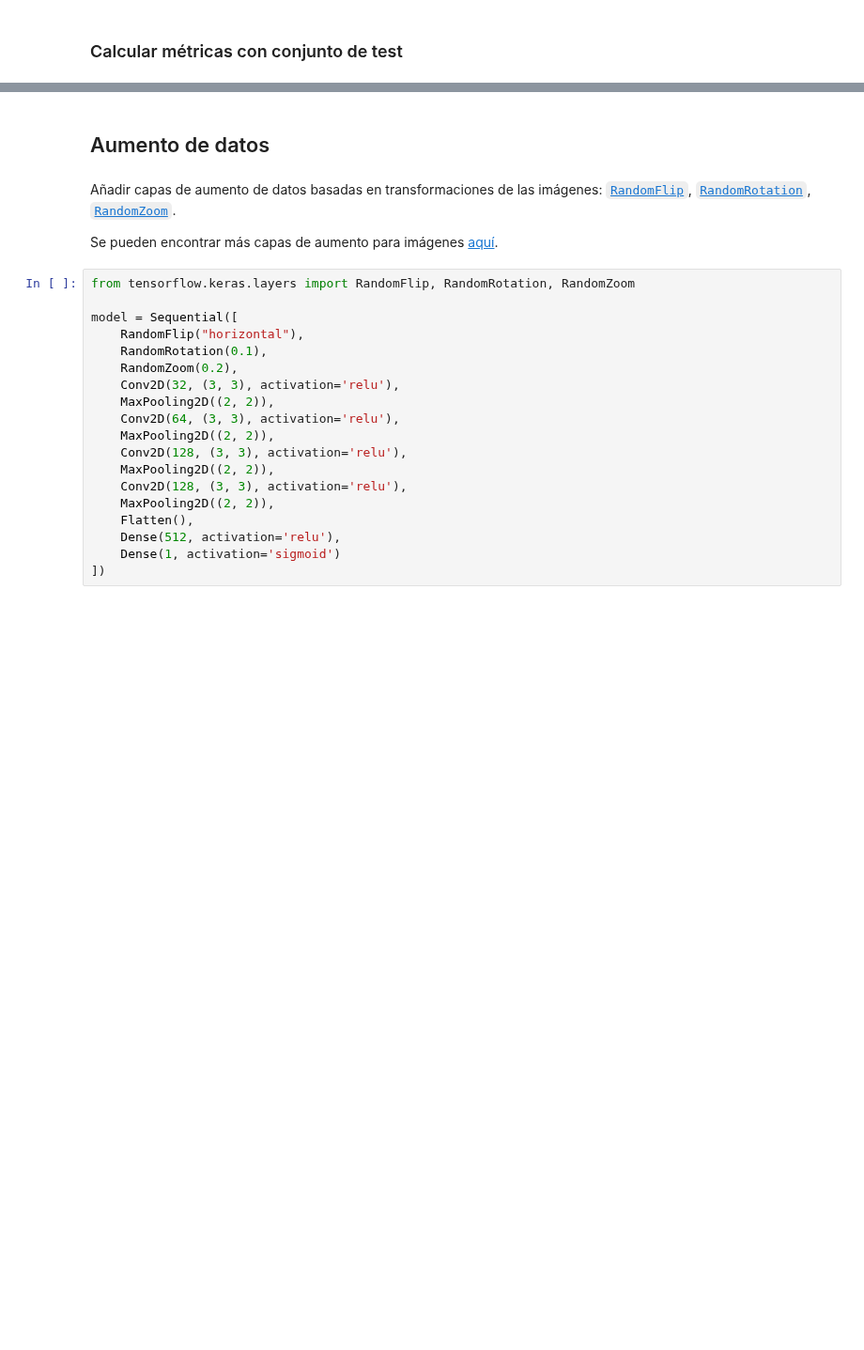
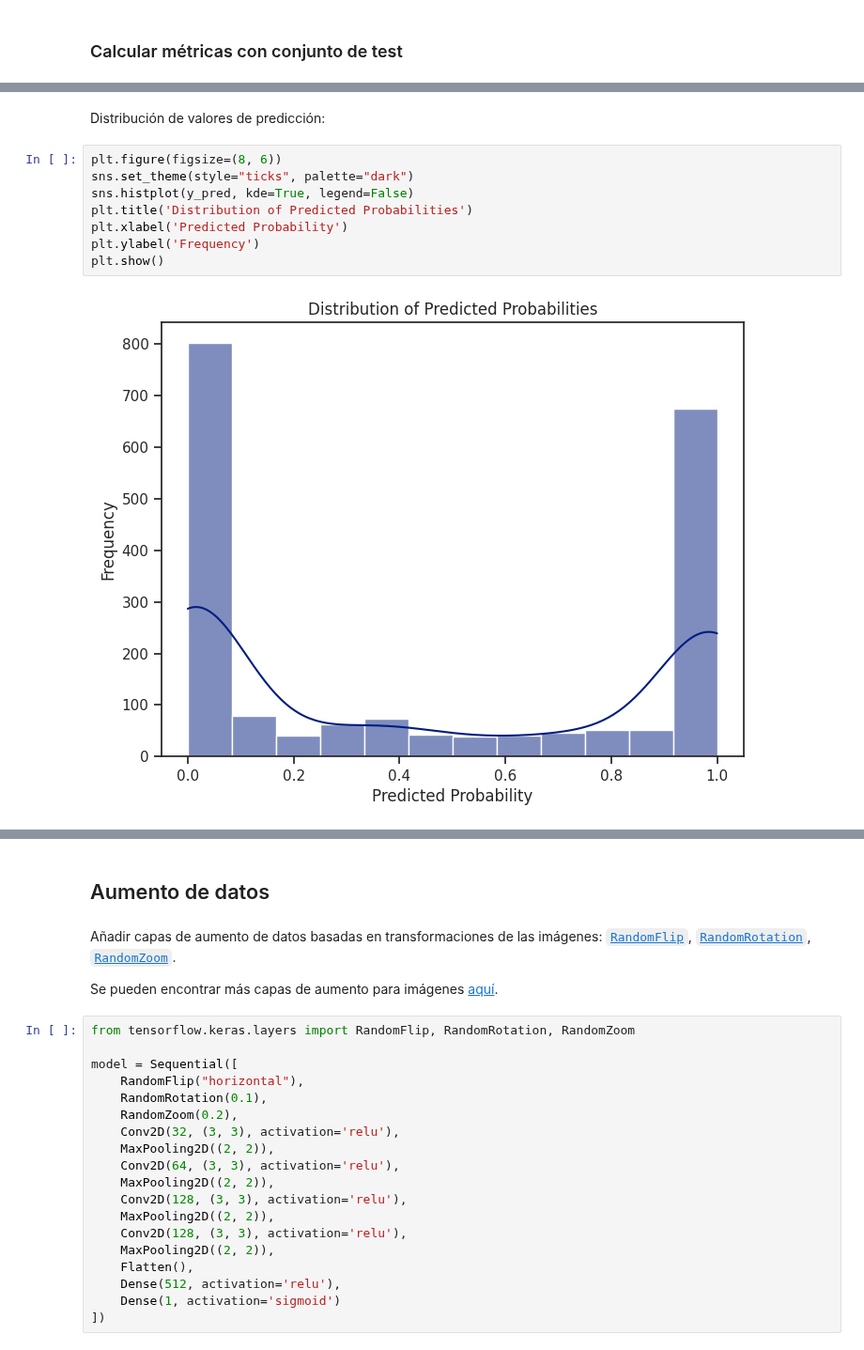
Before and after one commit to jgromero/dasoc-ap, a Jupyter notebook: dogsVScats/dogsVScats.ipynb, the cells around one changed output, grey strips where cells are left out. Shown at 94% size. Drawn from its saved outputs; the diff is of its cells as text; blank space fills up the shorter version.

```diff
--- a/dogsVScats/dogsVScats.ipynb
+++ b/dogsVScats/dogsVScats.ipynb
@@ -193 +244,13 @@ Test Accuracy: 0.6395000219345093
+# %% [markdown]
+Distribución de valores de predicción:
+# %%
+plt.figure(figsize=(8, 6))
+sns.set_theme(style="ticks", palette="dark")
+sns.histplot(y_pred, kde=True, legend=False)
+plt.title('Distribution of Predicted Probabilities')
+plt.xlabel('Predicted Probability')
+plt.ylabel('Frequency')
+plt.show()
+# %% [output]
+[figure, added]
 # %%
```
Also changed, not shown: parts of 11 cells of this notebook, 1 other file.
